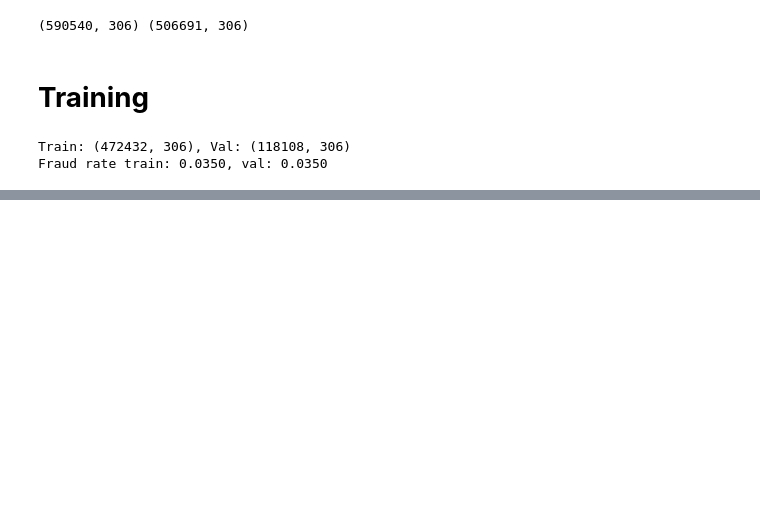
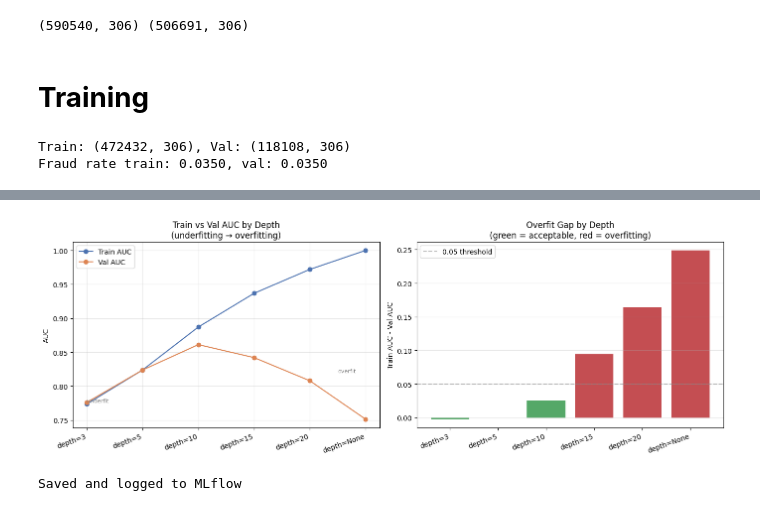
Before and after one commit to sophyrise/ieee-cis-fraud-detection, a Jupyter notebook: decision-trees.ipynb, the cells around one changed output, grey strips where cells are left out. Drawn from its saved outputs; the diff is of its cells as text; code cells hidden in the pictures; blank space fills up the shorter version.

```diff
--- a/decision-trees.ipynb
+++ b/decision-trees.ipynb
@@ -430 +430,48 @@ Run ID: 5bd53d3e78cb4a3688e5ba2458789096
 🧪 View experiment at: https://dagshub.com/sophyrise/ieee-cis-fraud-detection.mlflow/#/experiments/2
+# %%
+import matplotlib.pyplot as plt
+import pandas as pd
+import numpy as np
+
+depth_data = {
+    "depth=3":    {"train_auc": 0.7737, "val_auc": 0.7761},
+    "depth=5":    {"train_auc": 0.8238, "val_auc": 0.8238},
+    "depth=10":   {"train_auc": 0.8871, "val_auc": 0.8612},
+    "depth=15":   {"train_auc": 0.9368, "val_auc": 0.8421},
+    "depth=20":   {"train_auc": 0.9720, "val_auc": 0.8080},
+    "depth=None": {"train_auc": 1.0000, "val_auc": 0.7513},
+}
+
+df_depth = pd.DataFrame(depth_data).T
+df_depth["gap"] = df_depth["train_auc"] - df_depth["val_auc"]
+
+fig, axes = plt.subplots(1, 2, figsize=(14, 5))
+
+x = range(len(df_depth))
+axes[0].plot(list(x), df_depth["train_auc"], marker="o", label="Train AUC", color="#4C72B0")
+axes[0].plot(list(x), df_depth["val_auc"],   marker="o", label="Val AUC",   color="#DD8452")
+axes[0].set_xticks(list(x))
+axes[0].set_xticklabels(df_depth.index, rotation=20, ha="right")
+axes[0].set_title("Train vs Val AUC by Depth\n(underfitting → overfitting)")
+axes[0].set_ylabel("AUC")
+axes[0].legend()
+axes[0].grid(alpha=0.3)
+axes[0].annotate("underfit", xy=(0, 0.7761), fontsize=8, color="gray")
+axes[0].annotate("overfit", xy=(4.5, 0.82), fontsize=8, color="gray")
+
+axes[1].bar(df_depth.index, df_depth["gap"], color=["#55A868" if g < 0.05 else "#C44E52" for g in df_depth["gap"]])
+axes[1].set_xticklabels(df_depth.index, rotation=20, ha="right")
+axes[1].set_title("Overfit Gap by Depth\n(green = acceptable, red = overfitting)")
+axes[1].set_ylabel("Train AUC - Val AUC")
+axes[1].axhline(y=0.05, color="gray", linestyle="--", alpha=0.5, label="0.05 threshold")
+axes[1].legend()
+axes[1].grid(axis="y", alpha=0.3)
+
+plt.tight_layout()
+plt.savefig("dt_depth_analysis.png", dpi=150, bbox_inches="tight")
+mlflow.log_artifact("dt_depth_analysis.png")
+plt.show()
+print("Saved and logged to MLflow")
+# %% [output]
+[figure, added]
+Saved and logged to MLflow
```
Also changed, not shown: parts of 9 cells of this notebook.
